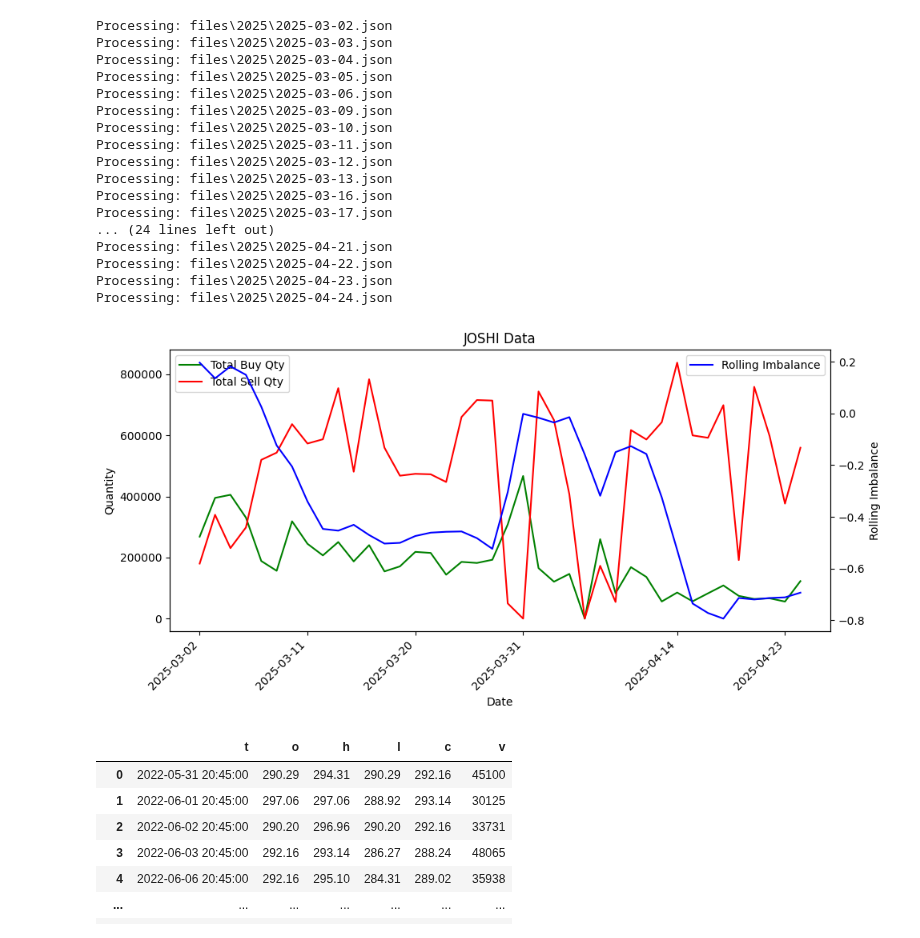
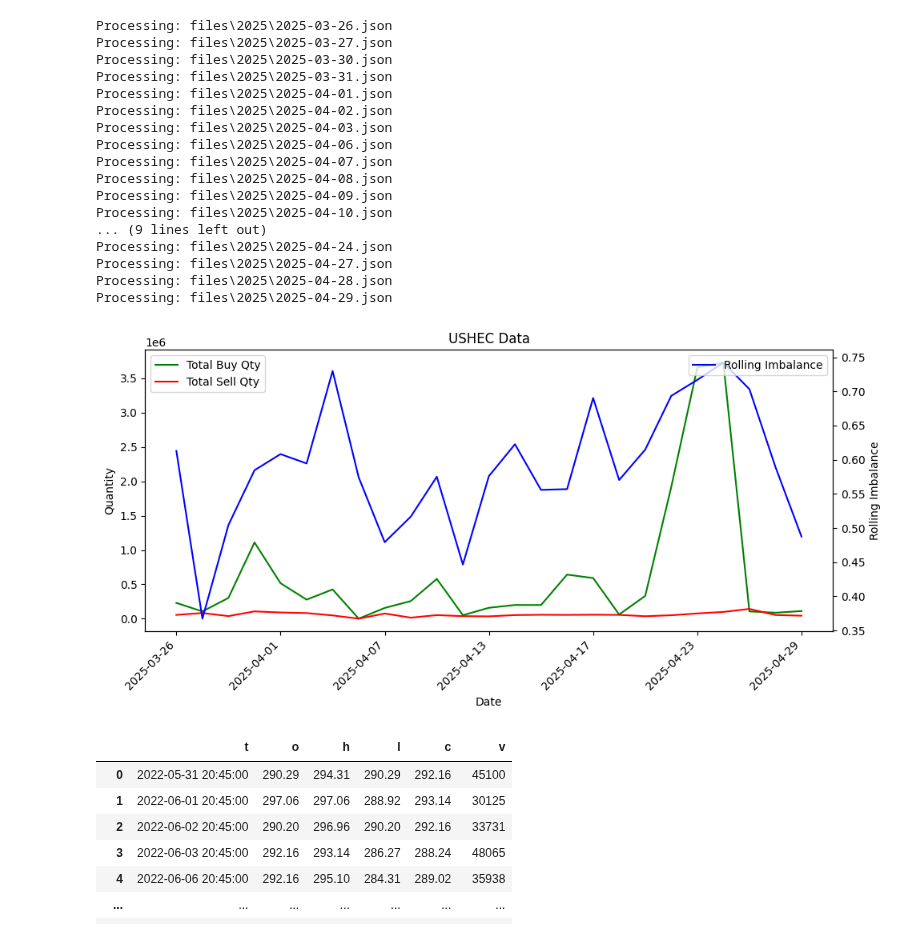
Before and after one commit to madhuko/nepse_depth, a Jupyter notebook: analytics.ipynb, the cells around one changed output. Drawn from its saved outputs; the diff is of its cells as text; code cells hidden in the pictures.

```diff
--- a/analytics.ipynb
+++ b/analytics.ipynb
@@ -13,7 +13,7 @@ import matplotlib.dates as mdates
 nepse = AsyncNepse()
 nepse.setTLSVerification(False)  # Temporary, until NEPSE sorts its SSL certificate problem
 # %%
-df=pd.read_json(r'files\2025\2025-04-24.json')
+df=pd.read_json(r'files\2025\2025-04-28.json')
 # df['id']=df['marketDepth'][0].get('buyMarketDepthList')[0].get('stockId')
 df_combined = pd.DataFrame()
 for i in df.index:
@@ -51,7 +51,7 @@ for file_path in sorted(folder_path.glob("*.json")):
     file_date_str = file_path.stem  # Gets filename without extension
     try:
         file_date = datetime.datetime.strptime(file_date_str, "%Y-%m-%d")
-        if file_date > datetime.datetime.strptime('2025-03-01', "%Y-%m-%d"):
+        if file_date > datetime.datetime.strptime('2025-03-25', "%Y-%m-%d"):
             print(f"Processing: {file_path}")
             df=pd.read_json(file_path)
             df_combined = pd.DataFrame()
@@ -89,23 +89,23 @@ for file_path in sorted(folder_path.glob("*.json")):
         # Skip files that don't match the date format
         continue
 # %% [output]
-Processing: files\2025\2025-03-02.json
-Processing: files\2025\2025-03-03.json
-Processing: files\2025\2025-03-04.json
-Processing: files\2025\2025-03-05.json
-Processing: files\2025\2025-03-06.json
-Processing: files\2025\2025-03-09.json
-Processing: files\2025\2025-03-10.json
-Processing: files\2025\2025-03-11.json
-Processing: files\2025\2025-03-12.json
-Processing: files\2025\2025-03-13.json
-Processing: files\2025\2025-03-16.json
-Processing: files\2025\2025-03-17.json
-... (24 lines left out)
-Processing: files\2025\2025-04-21.json
-Processing: files\2025\2025-04-22.json
-Processing: files\2025\2025-04-23.json
+Processing: files\2025\2025-03-26.json
+Processing: files\2025\2025-03-27.json
+Processing: files\2025\2025-03-30.json
+Processing: files\2025\2025-03-31.json
+Processing: files\2025\2025-04-01.json
+Processing: files\2025\2025-04-02.json
+Processing: files\2025\2025-04-03.json
+Processing: files\2025\2025-04-06.json
+Processing: files\2025\2025-04-07.json
+Processing: files\2025\2025-04-08.json
+Processing: files\2025\2025-04-09.json
+Processing: files\2025\2025-04-10.json
+... (9 lines left out)
 Processing: files\2025\2025-04-24.json
+Processing: files\2025\2025-04-27.json
+Processing: files\2025\2025-04-28.json
+Processing: files\2025\2025-04-29.json
 # %%
 df_sorted_c = df_sorted_c.sort_values(by=['symbol', 'date'])
 n_days=5
@@ -119,7 +119,7 @@ df_sorted_c['rolling_imbalance'] = (
 )
 df_sorted_c.to_clipboard(index=False)
 # %%
-scriptname="JOSHI"
+scriptname="USHEC"
 # Assuming df_sorted_c is your DataFrame and has the required columns
 fig, ax1 = plt.subplots(figsize=(10, 5))
 scriptwise = df_sorted_c[df_sorted_c["symbol"]==scriptname]
@@ -131,34 +131,34 @@ ax1.plot(scriptwise["date"],
          scriptwise["totalSellQty"],
          label="Total Sell Qty", color="red")
 
 # Set labels for left y-axis
 ax1.set_xlabel("Date")
 ax1.set_ylabel("Quantity")
 ax1.legend(loc="upper left")
 
 # Create a second y-axis for rolling_imbalance
 ax2 = ax1.twinx()
 ax2.plot(scriptwise["date"],
          scriptwise["rolling_imbalance"],
          label="Rolling Imbalance", color="blue")
 
 # Set labels for right y-axis
 ax2.set_ylabel("Rolling Imbalance")
 ax2.legend(loc="upper right")
 
 # Set the title
 plt.title(f"{scriptname} Data")
 
 ax1.xaxis.set_major_locator(mdates.AutoDateLocator(minticks=5, maxticks=10))  # Limit number of ticks
 
 plt.setp(ax1.get_xticklabels(), rotation=45, ha="right")
 
 fig.tight_layout()
 
 # Show the plot
 plt.show()
 # %% [output]
-[figure, old version]
+[figure, new version]
 # %%
 chart_provider={
 'nepsechart':'https://ohlcv.nepsechart.com/history?symbol={symbol}&resolution={resolution}&from={fromtime}&to={totime}',
```
Also changed, not shown: 1 other file.
